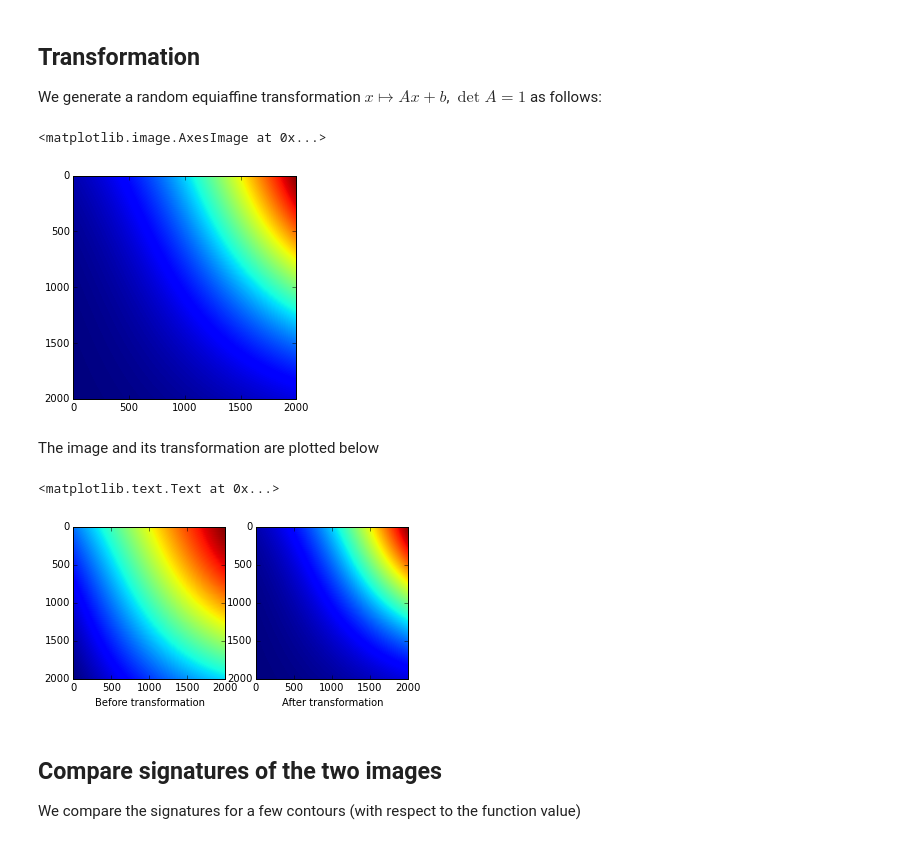
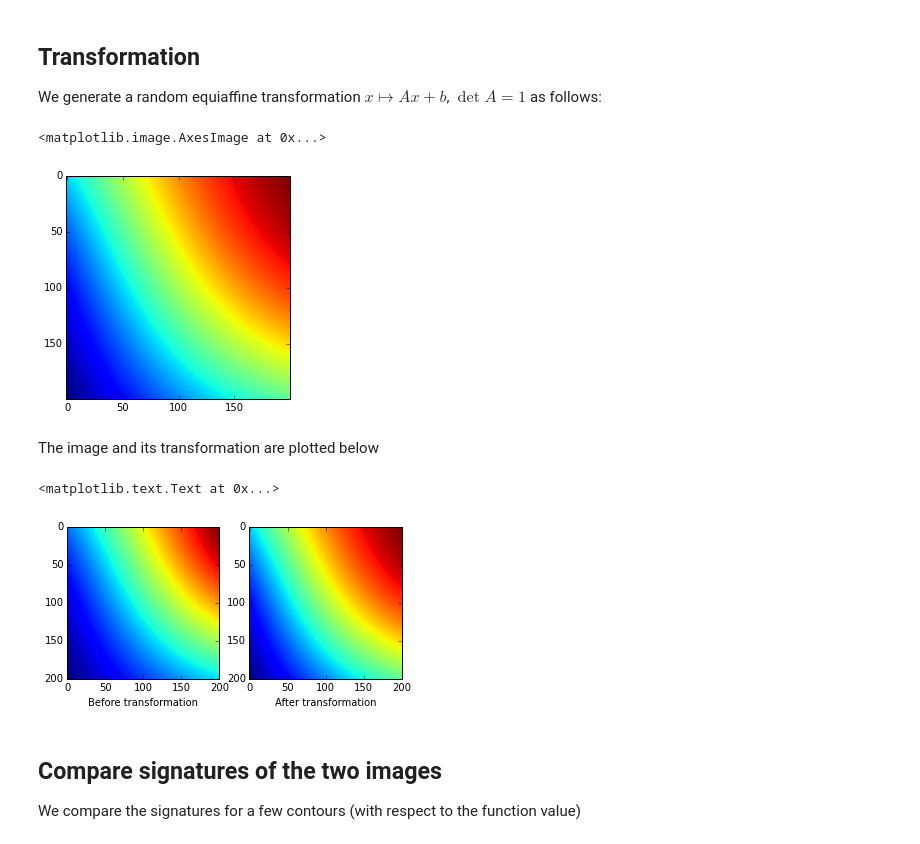
Before and after one commit to rgbrown/invariants, a Jupyter notebook: Grayscale Invariants.ipynb, the cells around one changed output. Cells and saved outputs as stored; diff of their text form; code cells hidden in the pictures.

```diff
--- a/Grayscale Invariants.ipynb
+++ b/Grayscale Invariants.ipynb
@@ -61,7 +59,7 @@ We use as our test function the function `f(x, y)` defined below
 def f(x, y):
     return 0.5*(1 + np.sin(4*x) * np.cos(7*y)) * 2*np.exp(-10*((x - 0.1)**2 + (y+0.2)**2))
 
-h = 0.0001
+h = 0.001
 X, Y = np.meshgrid(np.arange(-.1, .1, h), np.arange(-0.1, 0.1, h))
 F0 = f(X, Y)
 plt.imshow(F0)
@@ -74,22 +72,23 @@ We generate a random equiaffine transformation $x \mapsto Ax + b$, $\det A = 1$
 # %%
 from numpy.random import rand, randn
 
 A = np.random.randn(2,2)
 if np.linalg.det(A) < 0:
     A[:, 1] = -A[:, 1]
 A = A / np.sqrt(np.linalg.det(A))
 b = 0.2 * randn(2)
 Ainv = np.linalg.inv(A)
 binv = -np.linalg.solve(A, b)
 
 def g(F0):
-    F2 = F0*F0*F0 #np.tanh(F0)
+    #F2 = F0*F0*F0 #
+    F2 = np.tanh(F0)
     return F2
 
 plt.imshow(g(F0))
 # %% [output]
 <matplotlib.image.AxesImage at 0x...>
-[figure, old version]
+[figure, new version]
 # %% [markdown]
 The image and its transformation are plotted below
 # %%
@@ -102,7 +101,7 @@ axarr[1].imshow(F2)
 axarr[1].set_xlabel('After transformation')
 # %% [output]
 <matplotlib.text.Text at 0x...>
-[figure, old version]
+[figure, new version]
 # %% [markdown]
 ## Compare signatures of the two images
 We compare the signatures for a few contours (with respect to the function value)
```
Also changed, not shown: parts of 6 cells of this notebook, 26 other files.
